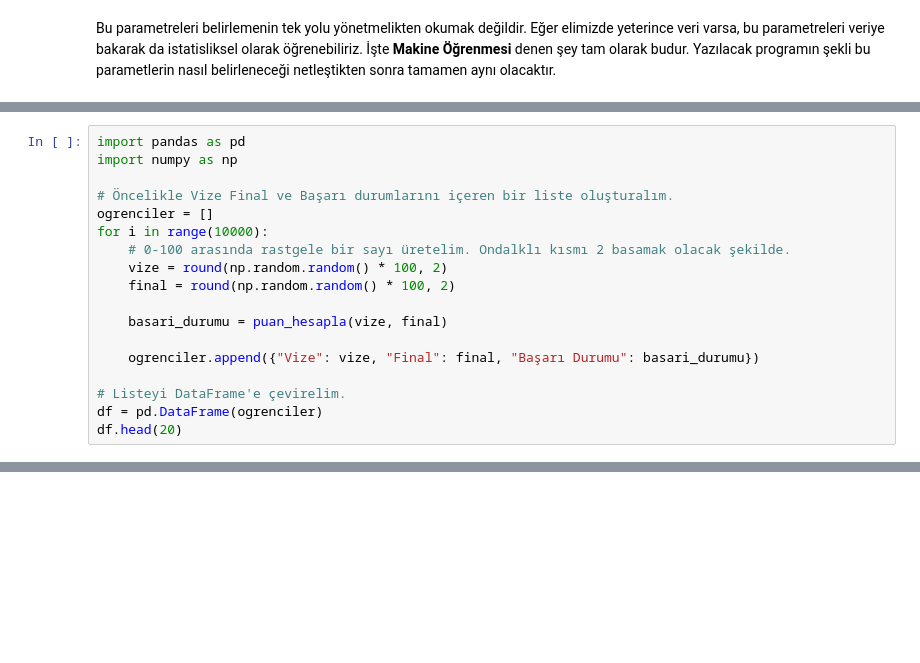
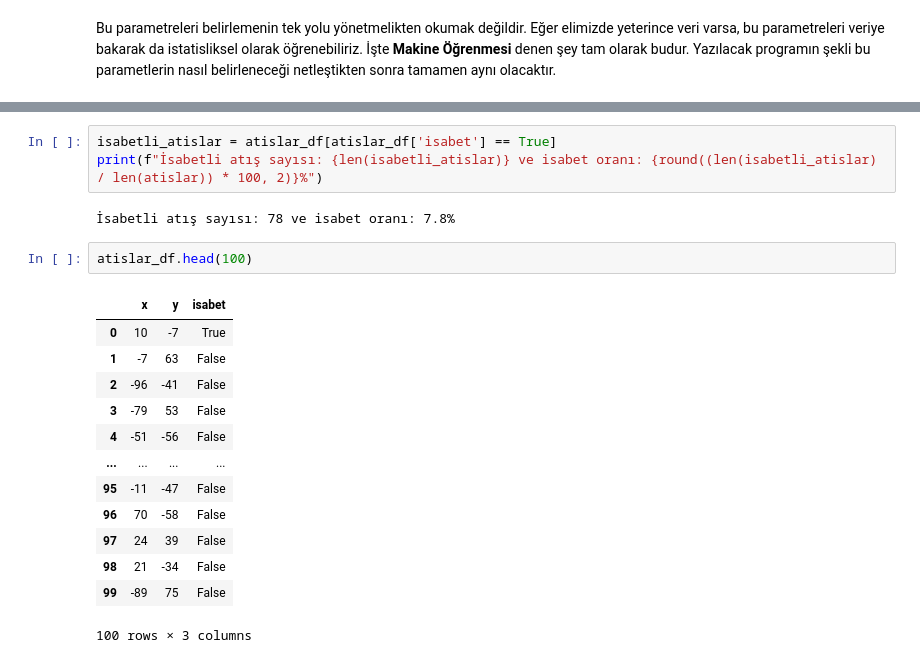
Before and after one commit to malibayram/doktora, a Jupyter notebook: deneme_tahtasi/basic_ml_copy.ipynb, the cells around one changed output, grey strips where cells are left out. Saved outputs shown, nothing was run; the diff lists cells and outputs as text; blank space fills up the shorter version.

```diff
--- a/deneme_tahtasi/basic_ml_copy.ipynb
+++ b/deneme_tahtasi/basic_ml_copy.ipynb
@@ -47,18 +23,0 @@ print("İşlem sonucu: ", sonuc)
-# %%
-import pandas as pd
-import numpy as np
-
-# Öncelikle Vize Final ve Başarı durumlarını içeren bir liste oluşturalım.
-ogrenciler = []
-for i in range(10000):
-    # 0-100 arasında rastgele bir sayı üretelim. Ondalklı kısmı 2 basamak olacak şekilde.
-    vize = round(np.random.random() * 100, 2)
-    final = round(np.random.random() * 100, 2)
-
-    basari_durumu = puan_hesapla(vize, final)
-
-    ogrenciler.append({"Vize": vize, "Final": final, "Başarı Durumu": basari_durumu})
-
-# Listeyi DataFrame'e çevirelim.
-df = pd.DataFrame(ogrenciler)
-df.head(20)
@@ -100,0 +52,21 @@ Toplam kalan öğrenci: 2802 (28.02%)
+# %%
+isabetli_atislar = atislar_df[atislar_df['isabet'] == True]
+print(f"İsabetli atış sayısı: {len(isabetli_atislar)} ve isabet oranı: {round((len(isabetli_atislar) / len(atislar)) * 100, 2)}%")
+# %% [output]
+İsabetli atış sayısı: 78 ve isabet oranı: 7.8%
+# %%
+atislar_df.head(100)
+# %% [output]
+|  | x | y | isabet |
+| 0 | 10 | -7 | True |
+| 1 | -7 | 63 | False |
+| 2 | -96 | -41 | False |
+| 3 | -79 | 53 | False |
+| 4 | -51 | -56 | False |
+| ... | ... | ... | ... |
+| 95 | -11 | -47 | False |
+| 96 | 70 | -58 | False |
+| 97 | 24 | 39 | False |
+| 98 | 21 | -34 | False |
+| 99 | -89 | 75 | False |
+100 rows × 3 columns
```
Also changed, not shown: parts of 25 cells of this notebook, 2 other files.
